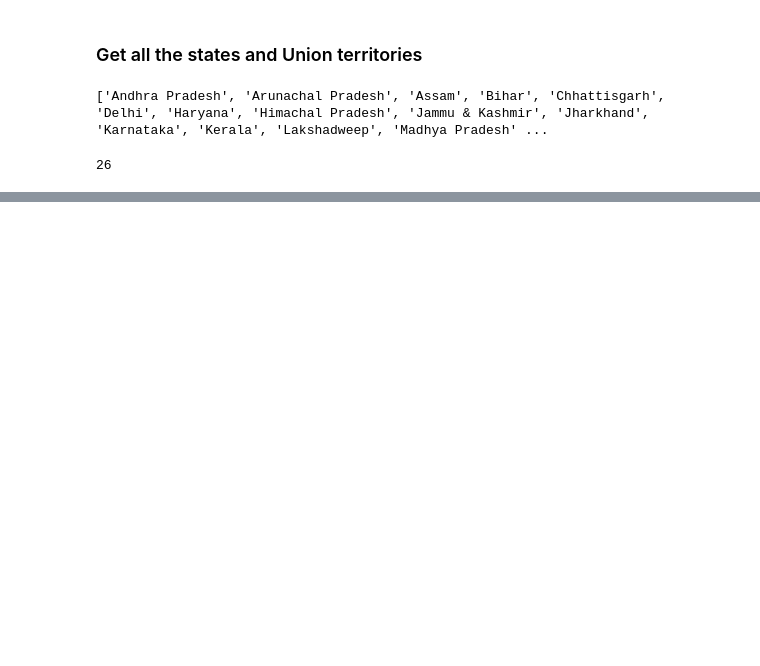
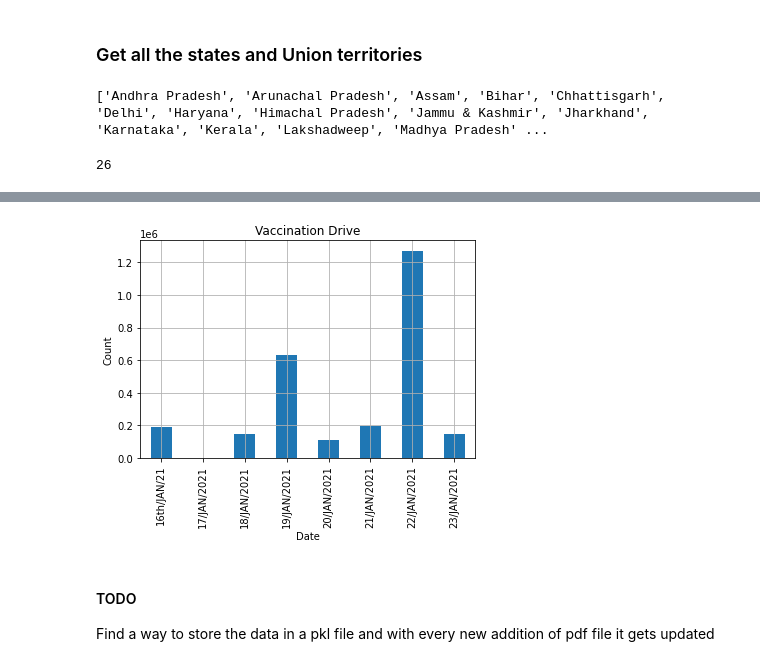
Before and after one commit to joyabhishek/DataScienceProjects, a Jupyter notebook: Is_vaccine_circulation_biased/Is vaccine circulation biased.ipynb, the cells around one changed output, grey strips where cells are left out. Cells and saved outputs as stored; diff of their text form; code cells hidden in the pictures; blank space fills up the shorter version.

```diff
--- a/Is_vaccine_circulation_biased/Is vaccine circulation biased.ipynb
+++ b/Is_vaccine_circulation_biased/Is vaccine circulation biased.ipynb
@@ -225,0 +213,32 @@ readTextFromPDF('PIB1689778.pdf')
+# %%
+file1 = open("Day2_Vaccine_Drive.txt","r+")
+pdfText = file1.read()
+state = []
+Benef = []
+stateCount = 0
+stateFound = False
+for line in pdfText.split('\n'):
+    if 'Posted On' in line:
+        date = "/".join(line.split()[2:5])
+        print(date)
+    if stateCount > 0 and line.strip() not in states:
+        try:
+            int("".join(line.strip().split(",")))
+            stateCount -=1
+            Benef.append(int("".join(line.strip().split(","))))
+        except:
+            #print(f"Got String which can't convert to int:{line.strip()}")
+            continue
+    elif line.strip() in states and line.strip() not in state:
+        stateFound = True
+        stateCount +=1
+        state.append(line.strip())
+data['States/UN'] = []
+data[date] = []
+for i,s in enumerate(states):
+    data['States/UN'].append(s)
+    data[date].append(0)
+    if s in state:
+        data[date][i] = Benef[state.index(s)]
+print(data)
+#print(f"State: {state} Length: {len(state)} Benef:{Benef[:]} Len: {len(Benef)}")
@@ -225,0 +309,3 @@ readTextFromPDF('PIB1689778.pdf')
+# %%
+df = pd.DataFrame(data)
+df
@@ -225,0 +330,2 @@ readTextFromPDF('PIB1689778.pdf')
+# %%
+df = df.set_index('States/UN')
@@ -225,0 +379,13 @@ readTextFromPDF('PIB1689778.pdf')
+# %%
+df.sum().plot(kind = 'bar')
+## set the title to Score Comparison
+plt.title('Vaccination Drive')
+plt.xlabel('Date')
+plt.ylabel('Count')
+plt.grid(True)
+plt.show()
+# %% [output]
+[figure, added]
+# %% [markdown]
+#### TODO
+Find a way to store the data in a pkl file and with every new addition of pdf file it gets updated
```
Also changed, not shown: parts of 36 cells of this notebook, 1 other file.
